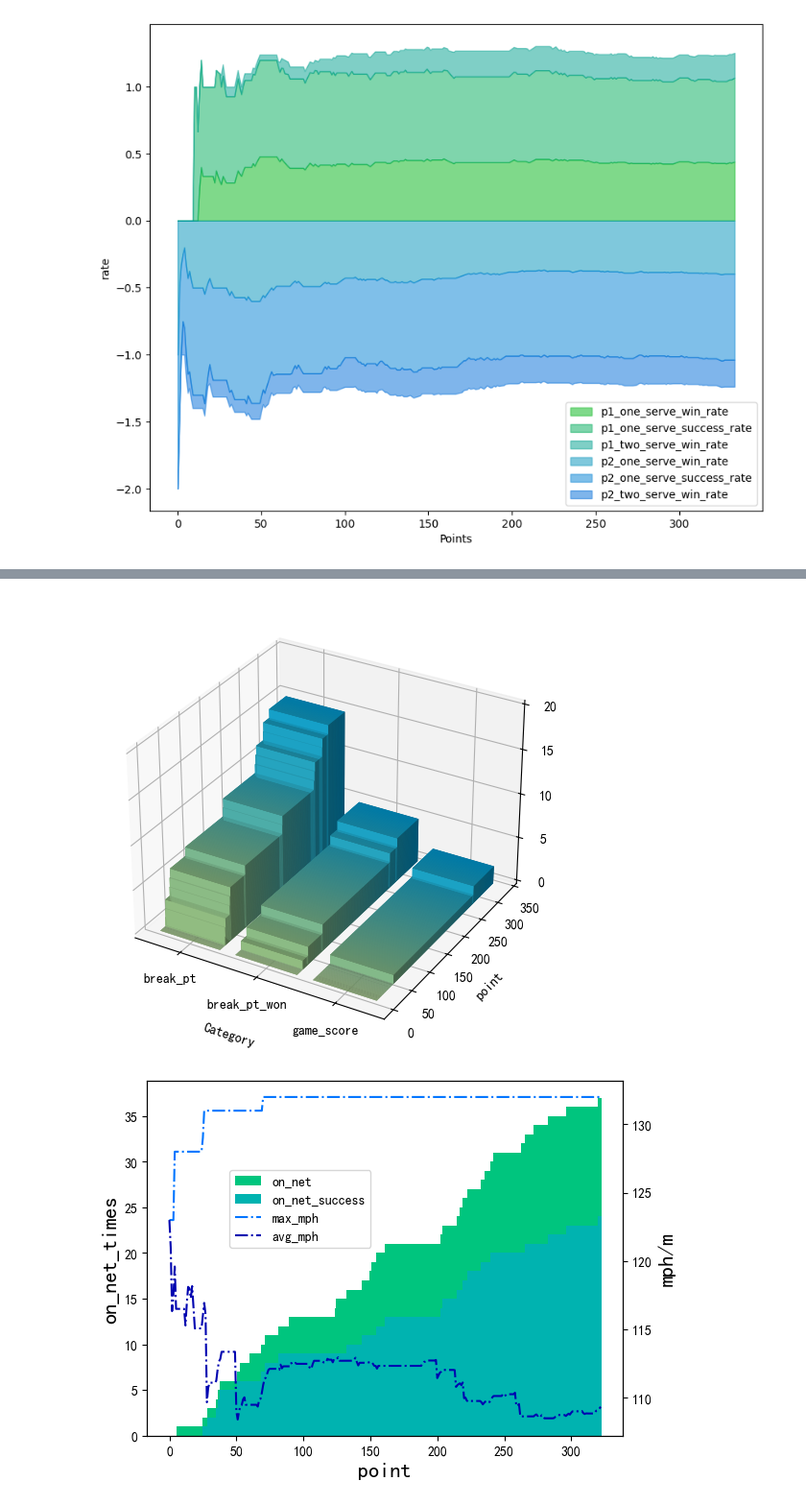
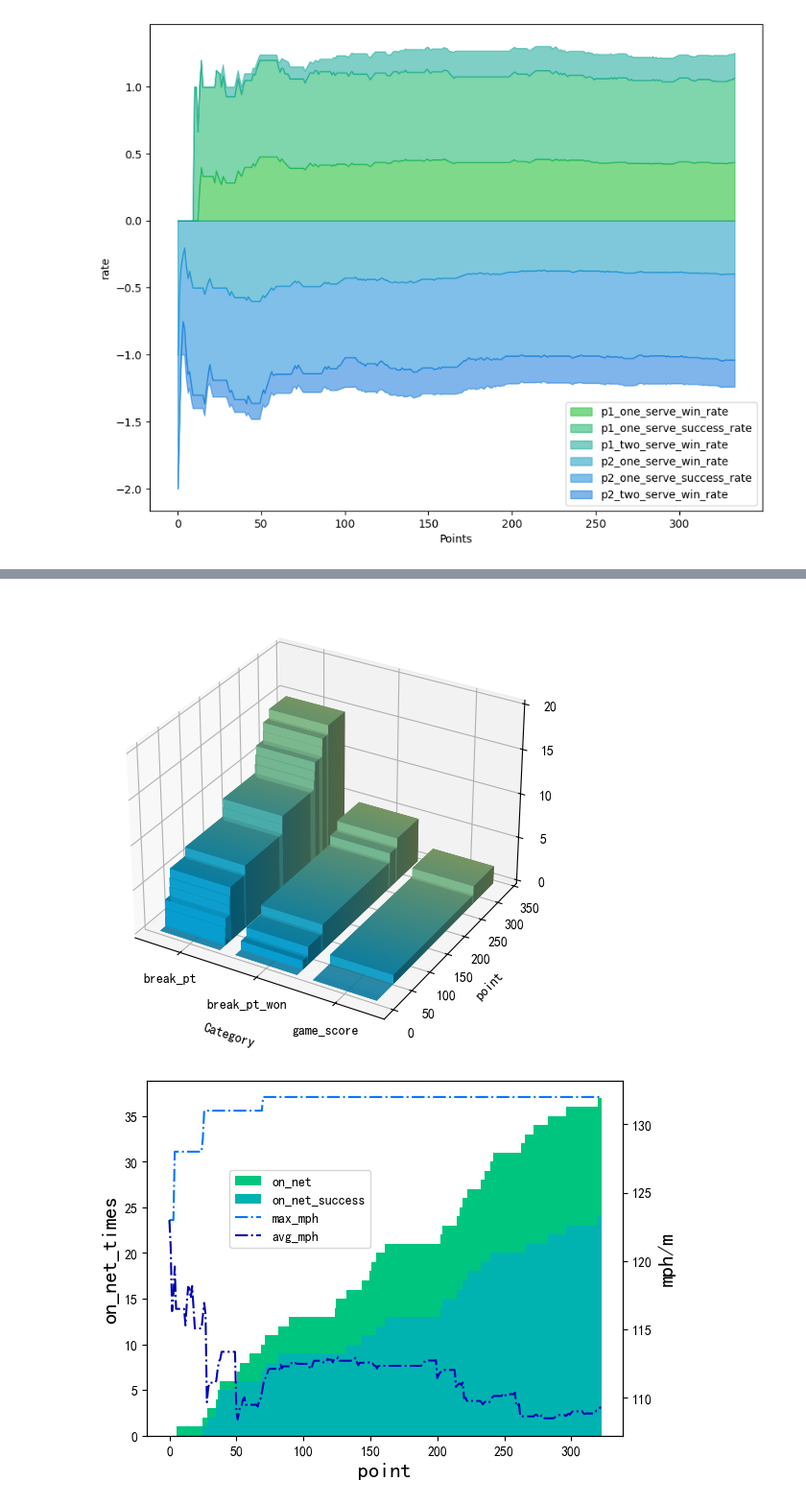
Before and after one commit to junqi1121/MCM-ICM, a Jupyter notebook: test (2).ipynb, the cells around one changed output, grey strips where cells are left out. Shown at 96% size. Saved outputs shown, nothing was run; the diff lists cells and outputs as text; code cells hidden in the pictures.

```diff
--- a/test (2).ipynb
+++ b/test (2).ipynb
@@ -749,35 +751,35 @@ categories = ['break_pt', 'break_pt_won', 'game_score']
 
 # size = (334, 3)
 values = np.array([break_pt_2, break_pt_won_2, game_score_2]).T
 
 fig = plt.figure(figsize=(8, 6))
 ax = fig.add_subplot(111, projection='3d')
 
 x_data, y_data = np.meshgrid(np.arange(3),np.arange(334))
 x_data = x_data.flatten()
 y_data = y_data.flatten()
 z_data = np.zeros(len(x_data))
 
-cmaps = LinearSegmentedColormap.from_list('my_cmap', ['#acd78e', '#00b0f0'])
+cmaps = LinearSegmentedColormap.from_list('my_cmap', ['#00b0f0', '#acd78e'])
 
 dx = dy = 0.8
 # dx = (0.1, 0.9)
 dz = values.flatten()
 # colors = sns.color_palette('cool', len(z_data))
 # colors = sns.color_palette('red')
 ax.bar3d(x_data, y_data, z_data, dx, dy, dz, color=cmaps(np.arange(len(z_data)) / len(z_data)), shade=True)
 
 ax.set_xticks([0.4, 1.4, 2.4])
 ax.set_xticklabels(categories)
 ax.set_zticks([i for i in range(0, 21, 5)])
 
 # ax.set_title('p2 beark and game score')
 ax.set_xlabel('Category', labelpad = 10, loc = 'left')
 ax.set_ylabel('point')
 ax.set_zlabel('Height')
 plt.show()
 # %% [output]
-[figure, old version]
+[figure, new version]
 # %%
 import numpy as np
 import matplotlib.pyplot as plt
```
Also changed, not shown: parts of 1 cell of this notebook.
